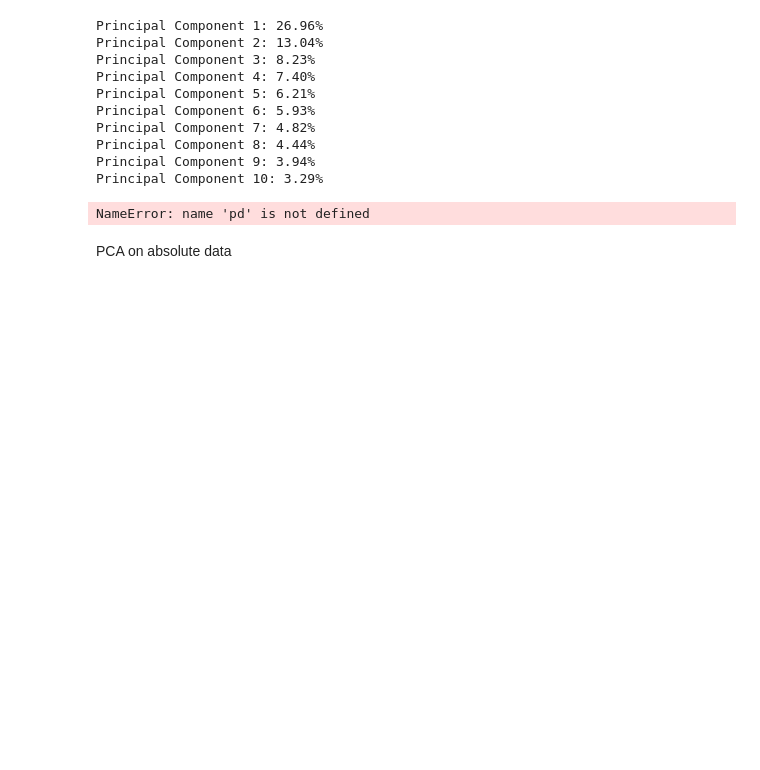
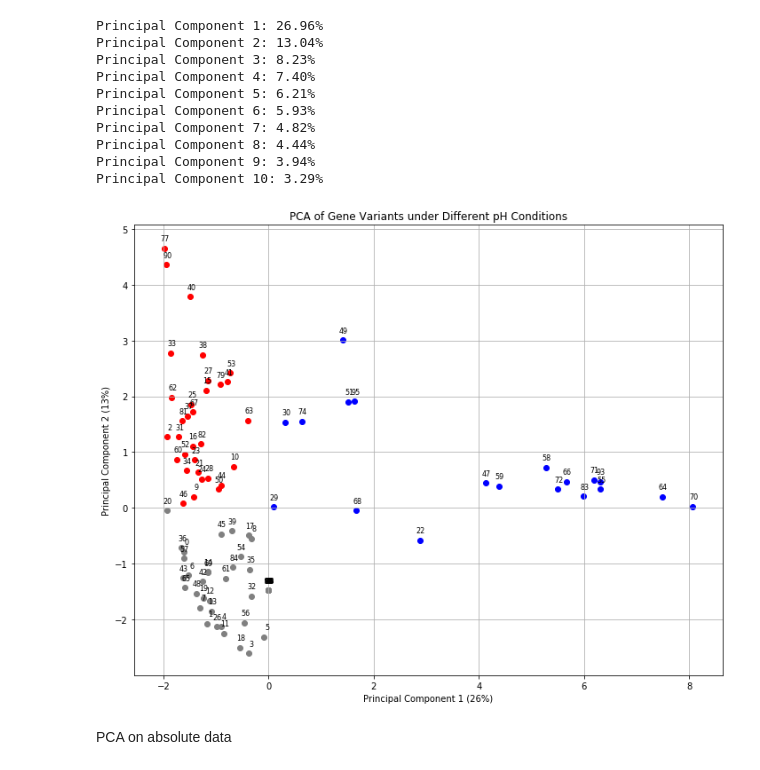
Before and after one commit to AddisonHowe/soil-metagenomics, a Jupyter notebook: organization.ipynb, the cells around one changed output. Saved outputs shown, nothing was run; the diff lists cells and outputs as text; code cells hidden in the pictures; blank space fills up the shorter version.

```diff
--- a/organization.ipynb
+++ b/organization.ipynb
@@ -242,35 +261,35 @@ scaled_data = scaler.fit_transform(data)
 pca = PCA(n_components=2)
 principal_components = pca.fit_transform(scaled_data)
 
 group1 = [] #the group of variants with a positive first compenent
 group2 = [] #the group of variants with a negative first component, positive second componenet
 group3 = [] #the group of variants with a negative first component, negative second componenet
 
 # Plot the first two principal components with row index labels
 plt.figure(figsize=(10, 8))
 for i in range(principal_components.shape[0]):
     if principal_components[i, 0] > 0:
         plt.scatter(principal_components[i, 0], principal_components[i, 1], color='blue')
         plt.text(principal_components[i, 0] + 0.1, principal_components[i, 1] + 0.1 , str(i), fontsize=8, ha='right', va='bottom')
         group1.append(i)
     elif principal_components[i, 1] > 0:
         plt.scatter(principal_components[i, 0], principal_components[i, 1], color='red')
         plt.text(principal_components[i, 0] + 0.1, principal_components[i, 1] + 0.1 , str(i), fontsize=8, ha='right', va='bottom')
         group2.append(i)
     else:
         plt.scatter(principal_components[i, 0], principal_components[i, 1], color='grey')
         plt.text(principal_components[i, 0] + 0.1, principal_components[i, 1] + 0.1 , str(i), fontsize=8, ha='right', va='bottom')
         group3.append(i)
 
-plt.figure(figsize = (10,8))
+
 plt.xlabel('Principal Component 1 (26%)')
 plt.ylabel('Principal Component 2 (13%)')
 plt.title('PCA of Gene Variants under Different pH Conditions')
 plt.grid(True)
 plt.tight_layout()
 plt.show()
 # %% [output]
-NameError: name 'pd' is not defined
+[figure, added]
 # %% [markdown]
 PCA on absolute data
 # %%
```
Also changed, not shown: parts of 15 cells of this notebook, 13 other files.
